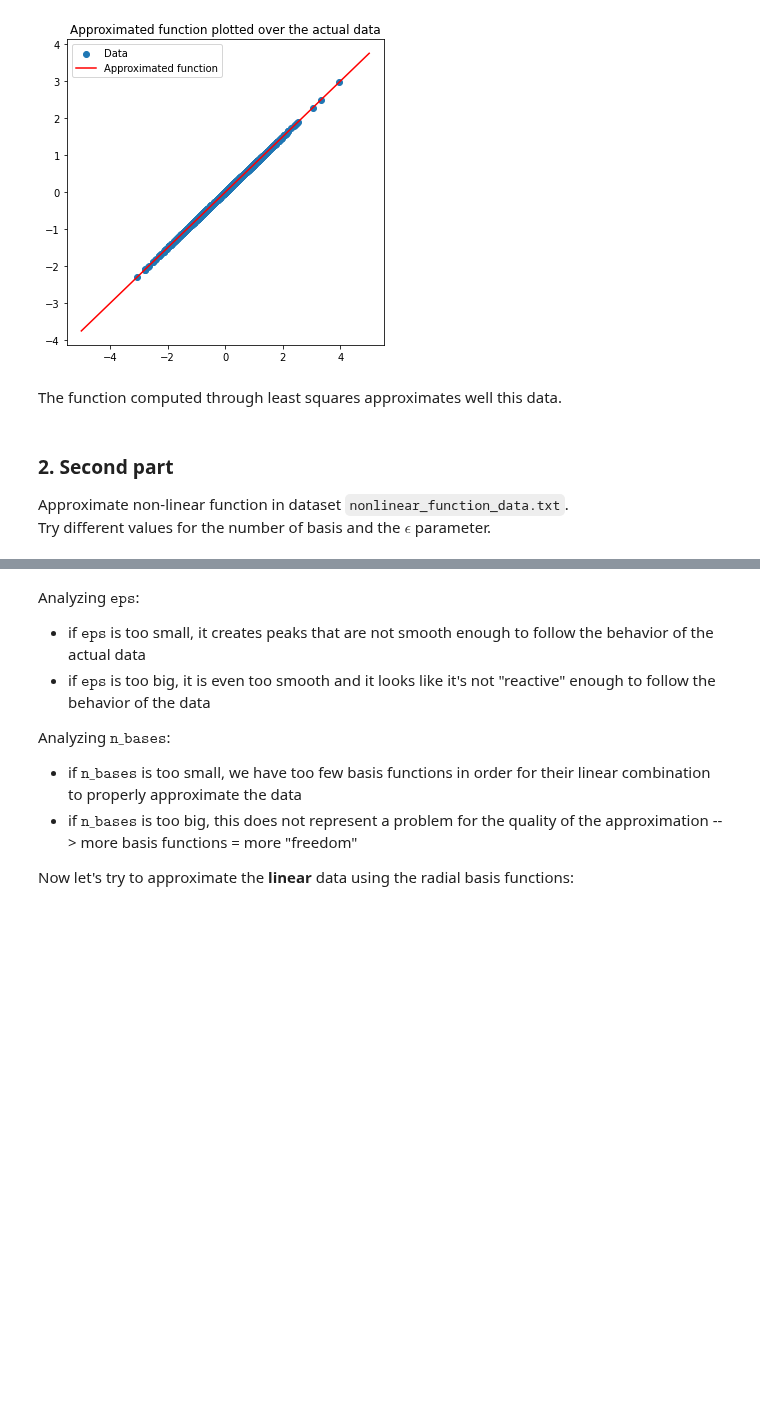
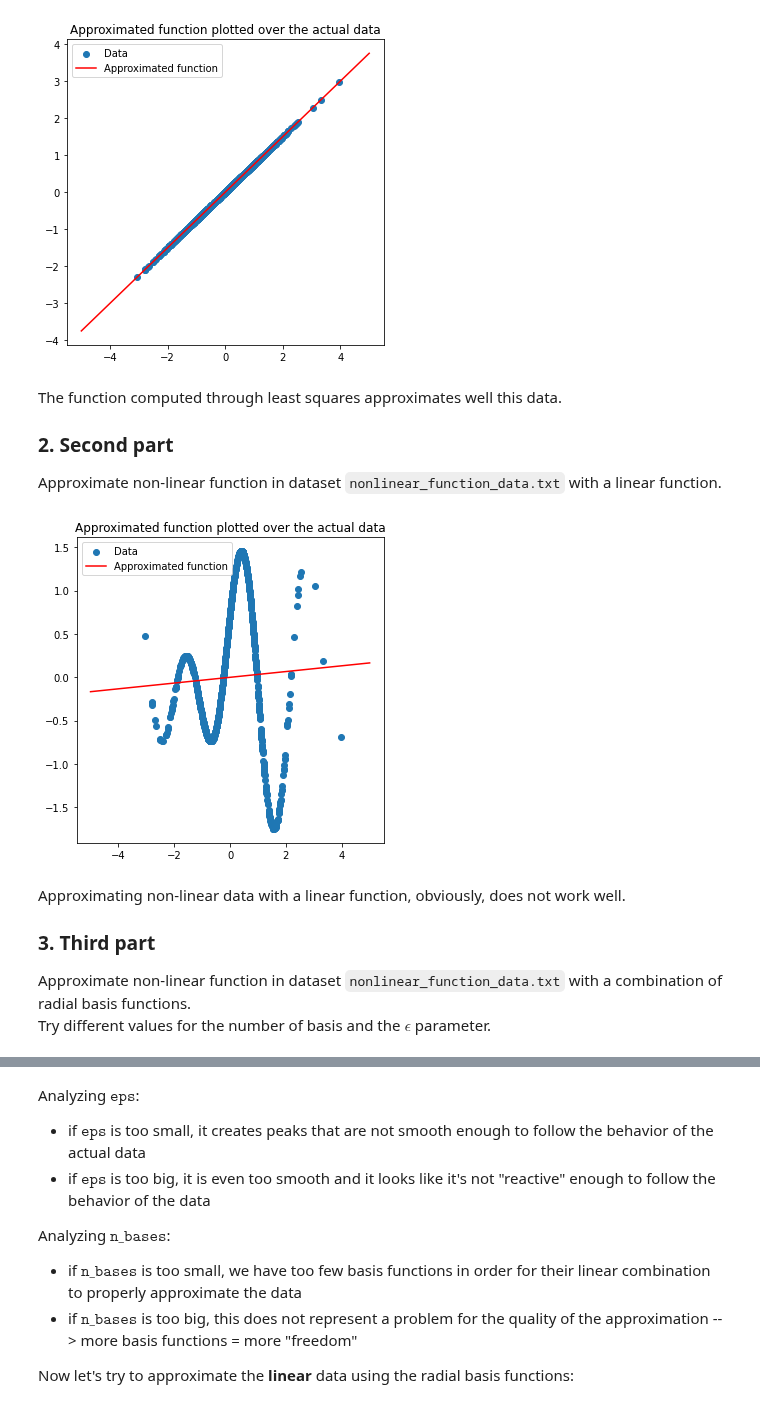
Before and after one commit to AlexPasqua/MLCMS-exercises, a Jupyter notebook: EX5/src/task1.ipynb, the cells around one changed output, grey strips where cells are left out. Drawn from its saved outputs; the diff is of its cells as text; code cells hidden in the pictures; blank space fills up the shorter version.

Commit message:
Task1: added previously forgotten linear approx of nonlinear data

```diff
--- a/EX5/src/task1.ipynb
+++ b/EX5/src/task1.ipynb
@@ -15,9 +15,25 @@ plot_func_over_data(lstsqr_sol=A, data=linear_data_path, linear=True)
 [figure]
 # %% [markdown]
 The function computed through least squares approximates well this data.
+
+### 2. Second part
+Approximate non-linear function in dataset `nonlinear_function_data.txt`
+with a linear function.
+# %%
+# approximate with a linear function
+nonlinear_data_path = "../data/nonlinear_function_data.txt"
+A, residuals, rank, singvals = approx_lin_func(nonlinear_data_path)
+
+# plot function over data
+plot_func_over_data(lstsqr_sol=A, data=nonlinear_data_path, linear=True)
+# %% [output]
+[figure, added]
 # %% [markdown]
-### 2. Second part
-Approximate non-linear function in dataset `nonlinear_function_data.txt`.<br>
+Approximating non-linear data with a linear function, obviously, does not work well.
+
+### 3. Third part
+Approximate non-linear function in dataset `nonlinear_function_data.txt`
+with a combination of radial basis functions.<br>
 Try different values for the number of basis and the $\epsilon$ parameter.
 # %%
 # read the data
```
Also changed, not shown: parts of 3 cells of this notebook.
